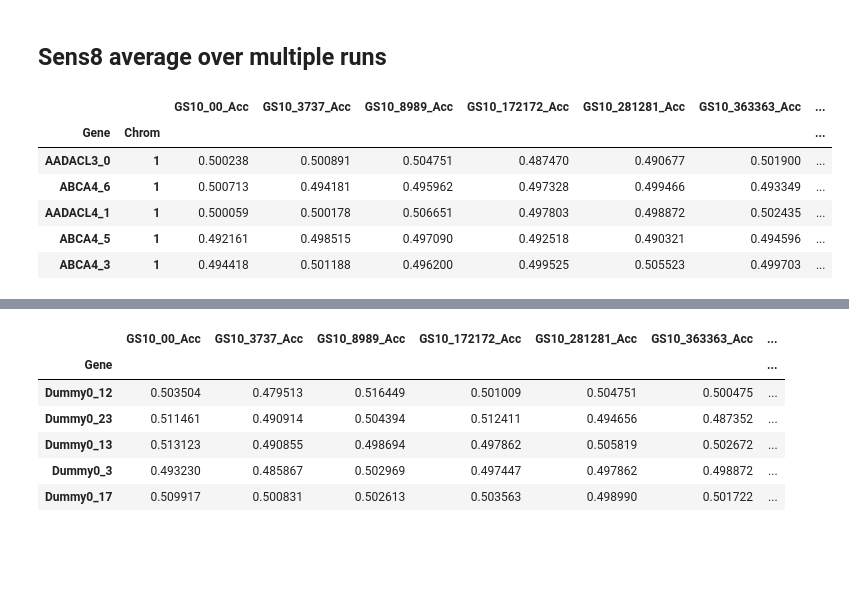
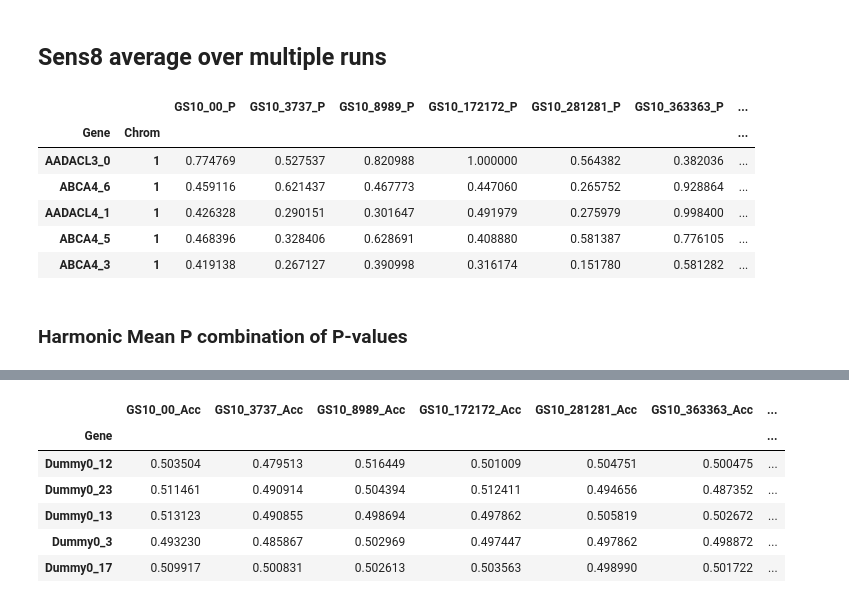
Before and after one commit to titoghose/GWANN, a Jupyter notebook: Code_AD/sensitivity_plots.ipynb, the cells around one changed output, grey strips where cells are left out. Drawn from its saved outputs; the diff is of its cells as text; code cells hidden in the pictures; blank space fills up the shorter version.

```diff
--- a/Code_AD/sensitivity_plots.ipynb
+++ b/Code_AD/sensitivity_plots.ipynb
@@ -921,34 +924,44 @@ with open('./params/reviewer_rerun_Sens8hit_overlap_2runs_.txt', 'w') as f:
 # %%
 grp_sizes = [10]
 tseeds = [0, 37, 89, 172, 281, 363, 937, 4250]
+# tseeds = [0, 363, 937, 4250]
+# tseeds = [37, 89, 172, 281]
 rseeds = tseeds
-metric = 'Acc'
-greater_is_better = True
+metric = 'Loss'
+greater_is_better = False
 version = 'v4'
 sign = 1 if greater_is_better else -1
 
 comb_df = None
 for gs in grp_sizes:
     for tseed, rseed in zip(tseeds, rseeds):
         exp_name = f'Sens8_{tseed}{rseed}_GS{gs}_{version}'
-        exp_folder = f'./results_{exp_name}'
+        exp_folder = f'./results_Sens8_v4/results_{exp_name}'
         summ_df = pd.read_csv(f'{exp_folder}/FH_AD_{metric}_{exp_name}_summary.csv')
-        summ_df[f'GS{gs}_{tseed}{rseed}_{metric}'] = summ_df[metric].values
+        summ_df.drop_duplicates(['Gene'], inplace=True)
+
+        colname = f'GS{gs}_{tseed}{rseed}_P'
+        # summ_df[colname] = summ_df[metric].values
+        summ_df[colname] = summ_df['P'].values
+        vals = summ_df[colname].values
+        summ_df.loc[vals == 0, colname] = np.min(vals[vals != 0]) * 1e-10
 
         if comb_df is None:
-            comb_df = summ_df[['Gene', 'Chrom', f'GS{gs}_{tseed}{rseed}_{metric}']]
+            comb_df = summ_df[['Gene', 'Chrom', colname]]
         else:
-            summ_df = summ_df[['Gene', f'GS{gs}_{tseed}{rseed}_{metric}']]
+            summ_df = summ_df[['Gene', colname]]
             comb_df = pd.merge(comb_df, summ_df, left_on='Gene', right_on='Gene',
                                how='outer')
 
 comb_df.set_index(['Gene', 'Chrom'], inplace=True)
 comb_df.head()
 # %% [output]
-|  |  | GS10_00_Acc | GS10_3737_Acc | GS10_8989_Acc | GS10_172172_Acc | GS10_281281_Acc | GS10_363363_Acc | ... |
+|  |  | GS10_00_P | GS10_3737_P | GS10_8989_P | GS10_172172_P | GS10_281281_P | GS10_363363_P | ... |
 | Gene | Chrom |  |  |  |  |  |  | ... |
-| AADACL3_0 | 1 | 0.500238 | 0.500891 | 0.504751 | 0.487470 | 0.490677 | 0.501900 | ... |
-| ABCA4_6 | 1 | 0.500713 | 0.494181 | 0.495962 | 0.497328 | 0.499466 | 0.493349 | ... |
-| AADACL4_1 | 1 | 0.500059 | 0.500178 | 0.506651 | 0.497803 | 0.498872 | 0.502435 | ... |
-| ABCA4_5 | 1 | 0.492161 | 0.498515 | 0.497090 | 0.492518 | 0.490321 | 0.494596 | ... |
-| ABCA4_3 | 1 | 0.494418 | 0.501188 | 0.496200 | 0.499525 | 0.505523 | 0.499703 | ... |
+| AADACL3_0 | 1 | 0.774769 | 0.527537 | 0.820988 | 1.000000 | 0.564382 | 0.382036 | ... |
+| ABCA4_6 | 1 | 0.459116 | 0.621437 | 0.467773 | 0.447060 | 0.265752 | 0.928864 | ... |
+| AADACL4_1 | 1 | 0.426328 | 0.290151 | 0.301647 | 0.491979 | 0.275979 | 0.998400 | ... |
+| ABCA4_5 | 1 | 0.468396 | 0.328406 | 0.628691 | 0.408880 | 0.581387 | 0.776105 | ... |
+| ABCA4_3 | 1 | 0.419138 | 0.267127 | 0.390998 | 0.316174 | 0.151780 | 0.581282 | ... |
+# %% [markdown]
+### Harmonic Mean P combination of P-values
```
Also changed, not shown: parts of 23 cells of this notebook, 7 other files.
